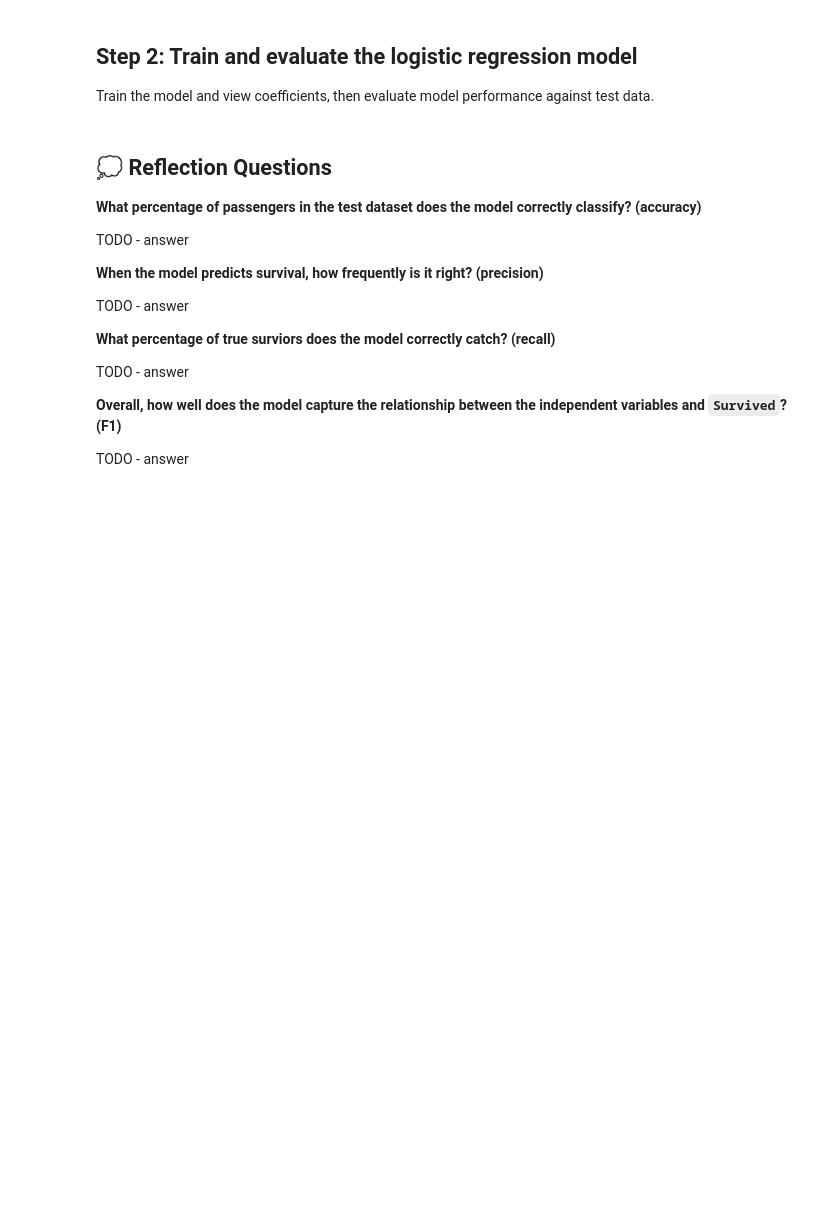
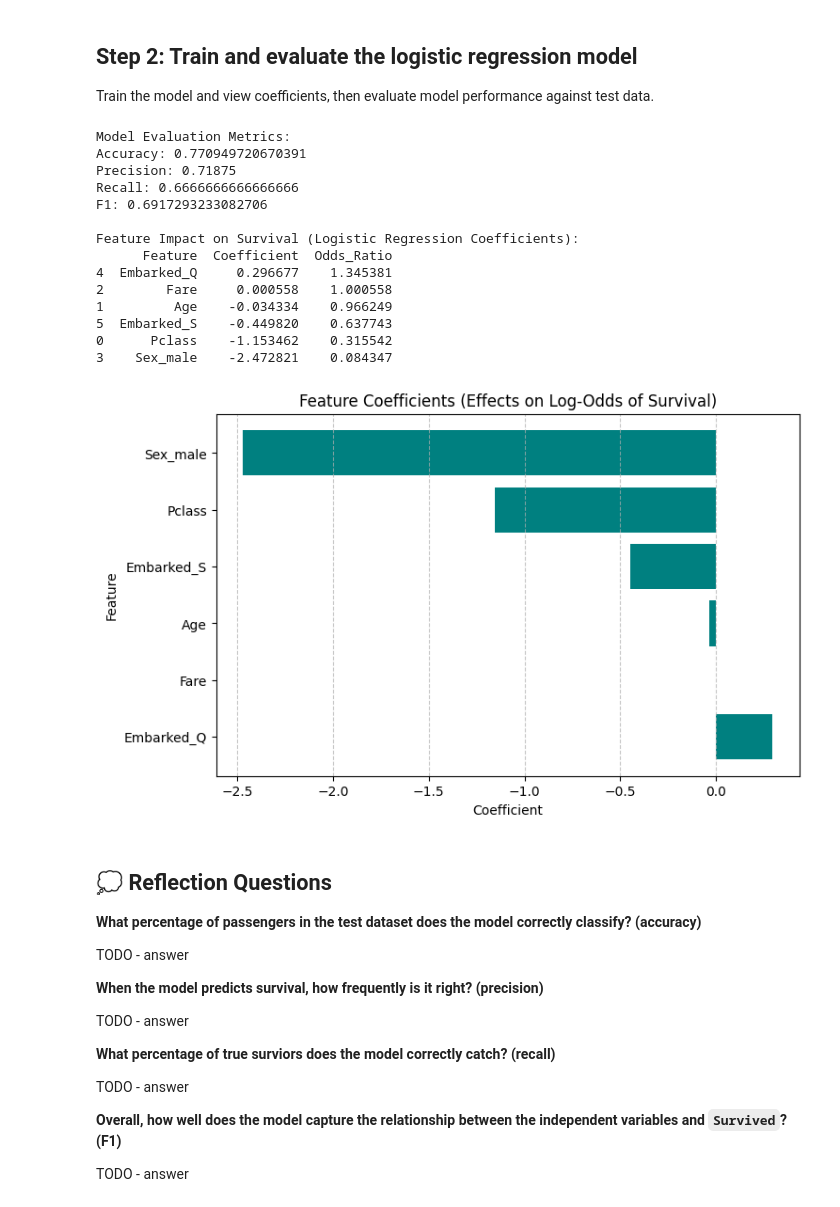
Before and after one commit to AbbyHoyt/KWK-Goldman-Sachs-ML-Titanic-Survival-Data, a Jupyter notebook: Abby_Hoyt_KWK_Titanic_Survival_Data_Template.ipynb, the cells around one changed output. Saved outputs shown, nothing was run; the diff lists cells and outputs as text; code cells hidden in the pictures; blank space fills up the shorter version.

Commit message:
Finished ML1.2.1 - Logistic Regression (Part 2).

```diff
--- a/Abby_Hoyt_KWK_Titanic_Survival_Data_Template.ipynb
+++ b/Abby_Hoyt_KWK_Titanic_Survival_Data_Template.ipynb
@@ -602,3 +586,62 @@ Train the model and view coefficients, then evaluate model performance against t
+# %%
+# TODO: Fill out the below sections, following the steps described.
+
+# --- 4. Train the logistic regression model ---
+model = LogisticRegression(max_iter = 1000)
+model.fit(X_train, y_train)
+
+# --- 5. Make predictions on the test set ---
+y_prediction = model.predict(X_test)
+
+# --- 6. Evaluate model performance ---
+accuracy = accuracy_score(y_test, y_prediction)
+precision = precision_score(y_test, y_prediction)
+recall = recall_score(y_test, y_prediction)
+f1 = f1_score(y_test, y_prediction)
+cm = confusion_matrix(y_test, y_prediction)
+
+print("Model Evaluation Metrics:")
+print(f"Accuracy: {accuracy}")
+print(f"Precision: {precision}")
+print(f"Recall: {recall}")
+print(f"F1: {f1}")
+
+# --- 7. Examine feature influence on survival ---
+import numpy as np
+
+coef_df = pd.DataFrame({
+    'Feature': X_train.columns,
+    'Coefficient': model.coef_[0],
+    'Odds_Ratio': np.exp(model.coef_[0])
+}).sort_values(by = "Odds_Ratio", ascending = False)
+
+print("\nFeature Impact on Survival (Logistic Regression Coefficients):")
+print(coef_df)
+
+# Optional: Visualization
+plt.figure(figsize = (8, 5))
+plt.barh(coef_df['Feature'], coef_df['Coefficient'], color = 'teal')
+plt.title("Feature Coefficients (Effects on Log-Odds of Survival)")
+plt.xlabel("Coefficient")
+plt.ylabel("Feature")
+plt.grid(True, axis = 'x', linestyle = "--", alpha = 0.7)
+plt.show()
+# %% [output]
+Model Evaluation Metrics:
+Accuracy: 0.770949720670391
+Precision: 0.71875
+Recall: 0.6666666666666666
+F1: 0.6917293233082706
+
+Feature Impact on Survival (Logistic Regression Coefficients):
+      Feature  Coefficient  Odds_Ratio
+4  Embarked_Q     0.296677    1.345381
+2        Fare     0.000558    1.000558
+1         Age    -0.034334    0.966249
+5  Embarked_S    -0.449820    0.637743
+0      Pclass    -1.153462    0.315542
+3    Sex_male    -2.472821    0.084347
+[figure, added]
 # %% [markdown]
 ## 💭 Reflection Questions
 **What percentage of passengers in the test dataset does the model correctly classify? (accuracy)**
```
Also changed, not shown: parts of 1 cell of this notebook.
